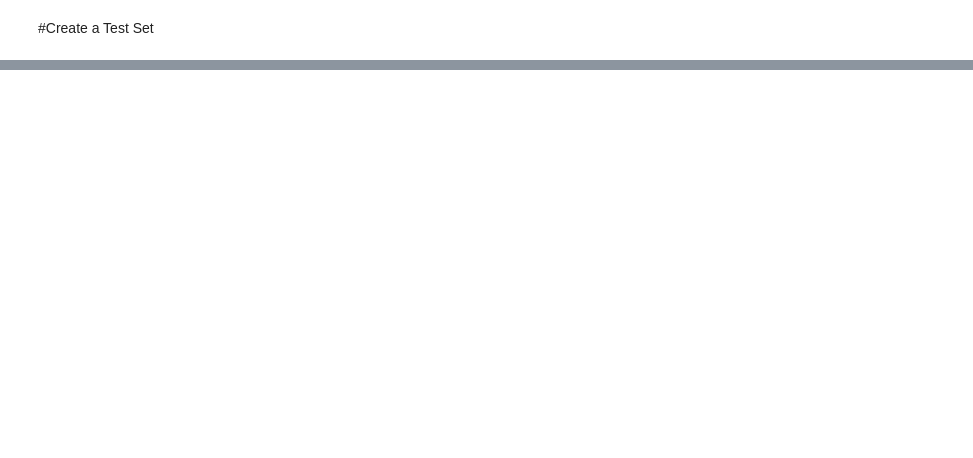
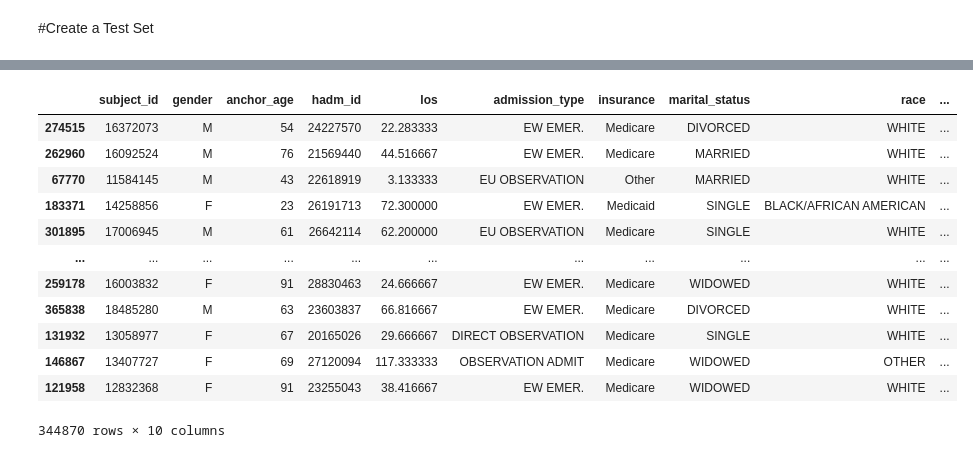
Before and after one commit to iupui-soic/pybootcamp, a Jupyter notebook: meghaINPCdataset.ipynb, the cells around one changed output, grey strips where cells are left out. Cells and saved outputs as stored; diff of their text form; code cells hidden in the pictures; blank space fills up the shorter version.

```diff
--- a/meghaINPCdataset.ipynb
+++ b/meghaINPCdataset.ipynb
@@ -235,0 +288,18 @@ print(len(train_set), len(test_set))
+# %%
+from sklearn.model_selection import train_test_split
+train_set, test_set = train_test_split(df_merged, test_size=0.2, random_state=42)
+train_set
+# %% [output]
+|  | subject_id | gender | anchor_age | hadm_id | los | admission_type | insurance | marital_status | race | ... |
+| 274515 | 16372073 | M | 54 | 24227570 | 22.283333 | EW EMER. | Medicare | DIVORCED | WHITE | ... |
+| 262960 | 16092524 | M | 76 | 21569440 | 44.516667 | EW EMER. | Medicare | MARRIED | WHITE | ... |
+| 67770 | 11584145 | M | 43 | 22618919 | 3.133333 | EU OBSERVATION | Other | MARRIED | WHITE | ... |
+| 183371 | 14258856 | F | 23 | 26191713 | 72.300000 | EW EMER. | Medicaid | SINGLE | BLACK/AFRICAN AMERICAN | ... |
+| 301895 | 17006945 | M | 61 | 26642114 | 62.200000 | EU OBSERVATION | Medicare | SINGLE | WHITE | ... |
+| ... | ... | ... | ... | ... | ... | ... | ... | ... | ... | ... |
+| 259178 | 16003832 | F | 91 | 28830463 | 24.666667 | EW EMER. | Medicare | WIDOWED | WHITE | ... |
+| 365838 | 18485280 | M | 63 | 23603837 | 66.816667 | EW EMER. | Medicare | DIVORCED | WHITE | ... |
+| 131932 | 13058977 | F | 67 | 20165026 | 29.666667 | DIRECT OBSERVATION | Medicare | SINGLE | WHITE | ... |
+| 146867 | 13407727 | F | 69 | 27120094 | 117.333333 | OBSERVATION ADMIT | Medicare | WIDOWED | OTHER | ... |
+| 121958 | 12832368 | F | 91 | 23255043 | 38.416667 | EW EMER. | Medicare | WIDOWED | WHITE | ... |
+344870 rows × 10 columns
```
Also changed, not shown: parts of 8 cells of this notebook.
